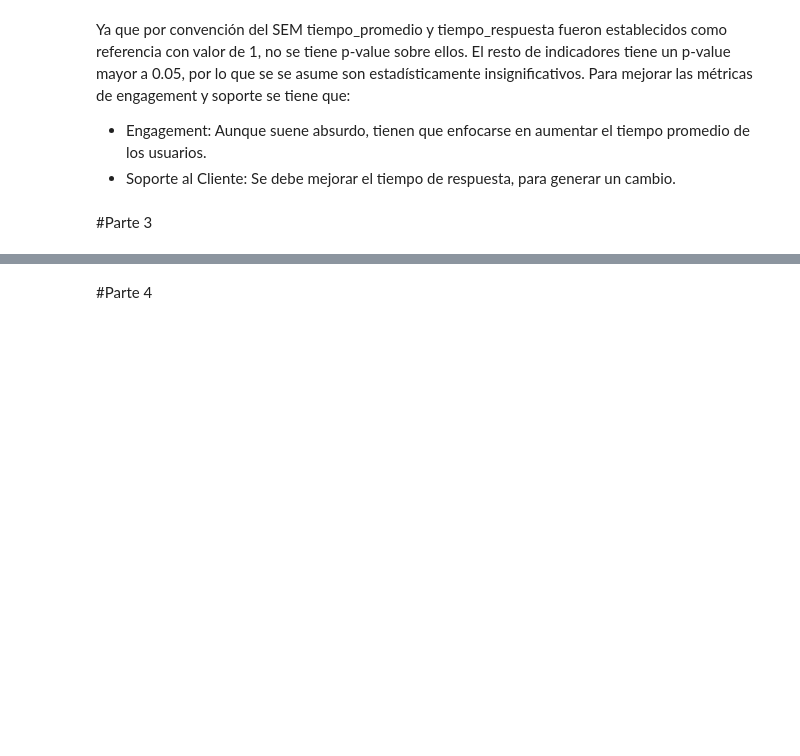
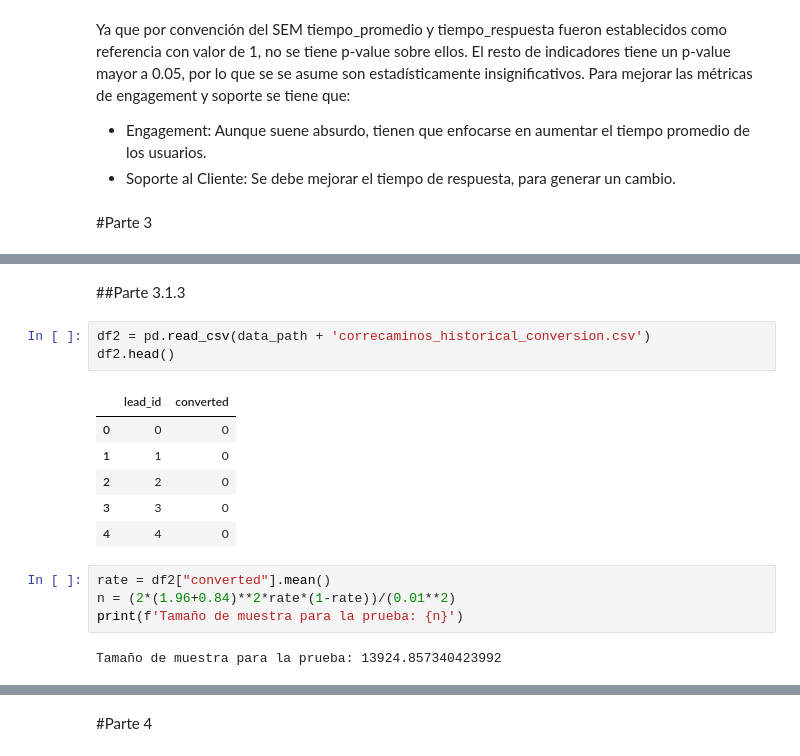
Before and after one commit to zayo1511/LaboratorioDeAnalisisDeDatosFinancierosYDeDisenoDeIndicadores, a Jupyter notebook: examen_2do_parcial_LozoyaDiego.ipynb, the cells around one changed output, grey strips where cells are left out. Cells and saved outputs as stored; diff of their text form; blank space fills up the shorter version.

```diff
--- a/examen_2do_parcial_LozoyaDiego.ipynb
+++ b/examen_2do_parcial_LozoyaDiego.ipynb
@@ -638,0 +670,18 @@ Ya que por convención del SEM tiempo_promedio y tiempo_respuesta fueron estable
+# %% [markdown]
+##Parte 3.1.3
+# %%
+df2 = pd.read_csv(data_path + 'correcaminos_historical_conversion.csv')
+df2.head()
+# %% [output]
+|  | lead_id | converted |
+| 0 | 0 | 0 |
+| 1 | 1 | 0 |
+| 2 | 2 | 0 |
+| 3 | 3 | 0 |
+| 4 | 4 | 0 |
+# %%
+rate = df2["converted"].mean()
+n = (2*(1.96+0.84)**2*rate*(1-rate))/(0.01**2)
+print(f'Tamaño de muestra para la prueba: {n}')
+# %% [output]
+Tamaño de muestra para la prueba: 13924.857340423992
```
Also changed, not shown: parts of 30 cells of this notebook.
